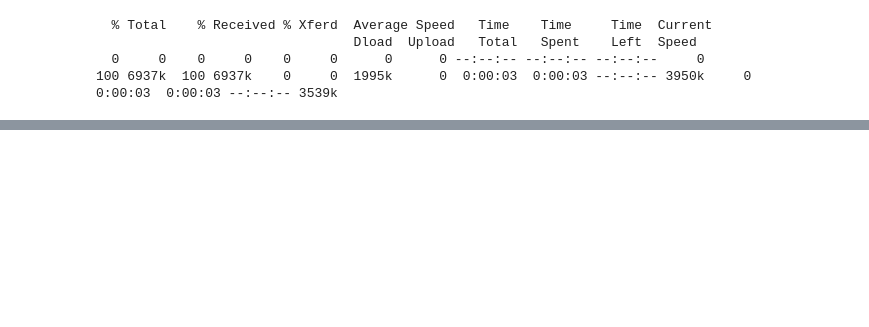
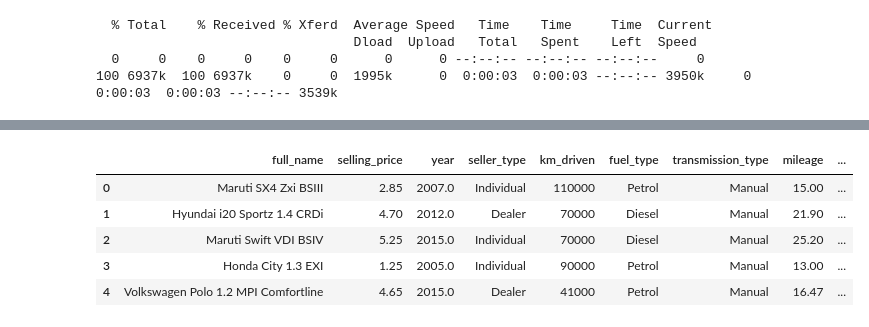
Before and after one commit to nithinys1/ml-ai-genai-ds-journal, a Jupyter notebook: module04-ML-coding:Suprivised-learing/day02-linear-regression01.ipynb, the cells around one changed output, grey strips where cells are left out. Saved outputs shown, nothing was run; the diff lists cells and outputs as text; code cells hidden in the pictures; blank space fills up the shorter version.

```diff
--- a/module04-ML-coding:Suprivised-learing/day02-linear-regression01.ipynb
+++ b/module04-ML-coding:Suprivised-learing/day02-linear-regression01.ipynb
@@ -22,0 +46,10 @@ df.head()
+# %%
+df = pd.read_csv("/Users/nithinys/GithubRepos/ml-ai-genai-ds-journal/module04-ML-coding:Suprivised-learing/train-cars24-car-price.csv")
+df.head()
+# %% [output]
+|  | full_name | selling_price | year | seller_type | km_driven | fuel_type | transmission_type | mileage | ... |
+| 0 | Maruti SX4 Zxi BSIII | 2.85 | 2007.0 | Individual | 110000 | Petrol | Manual | 15.00 | ... |
+| 1 | Hyundai i20 Sportz 1.4 CRDi | 4.70 | 2012.0 | Dealer | 70000 | Diesel | Manual | 21.90 | ... |
+| 2 | Maruti Swift VDI BSIV | 5.25 | 2015.0 | Individual | 70000 | Diesel | Manual | 25.20 | ... |
+| 3 | Honda City 1.3 EXI | 1.25 | 2005.0 | Individual | 90000 | Petrol | Manual | 13.00 | ... |
+| 4 | Volkswagen Polo 1.2 MPI Comfortline | 4.65 | 2015.0 | Dealer | 41000 | Petrol | Manual | 16.47 | ... |
```
Also changed, not shown: parts of 10 cells of this notebook.
